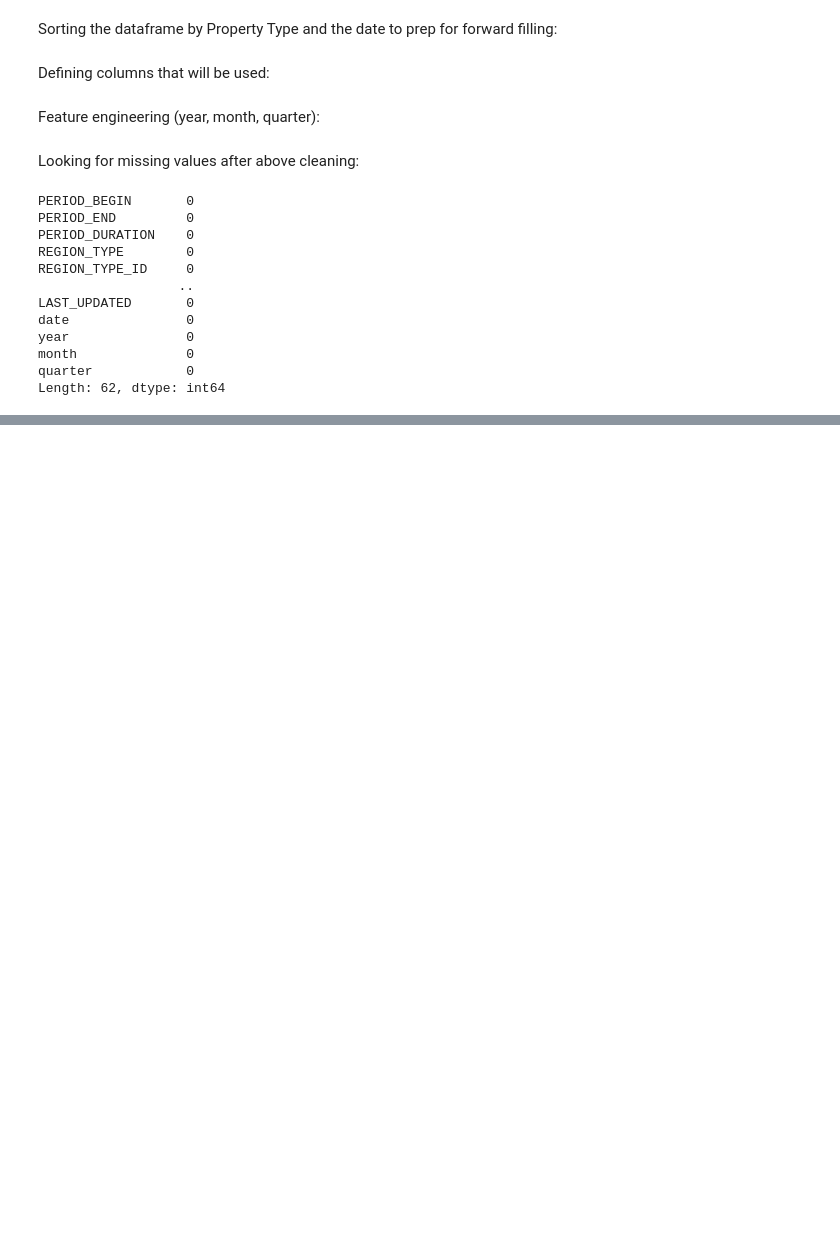
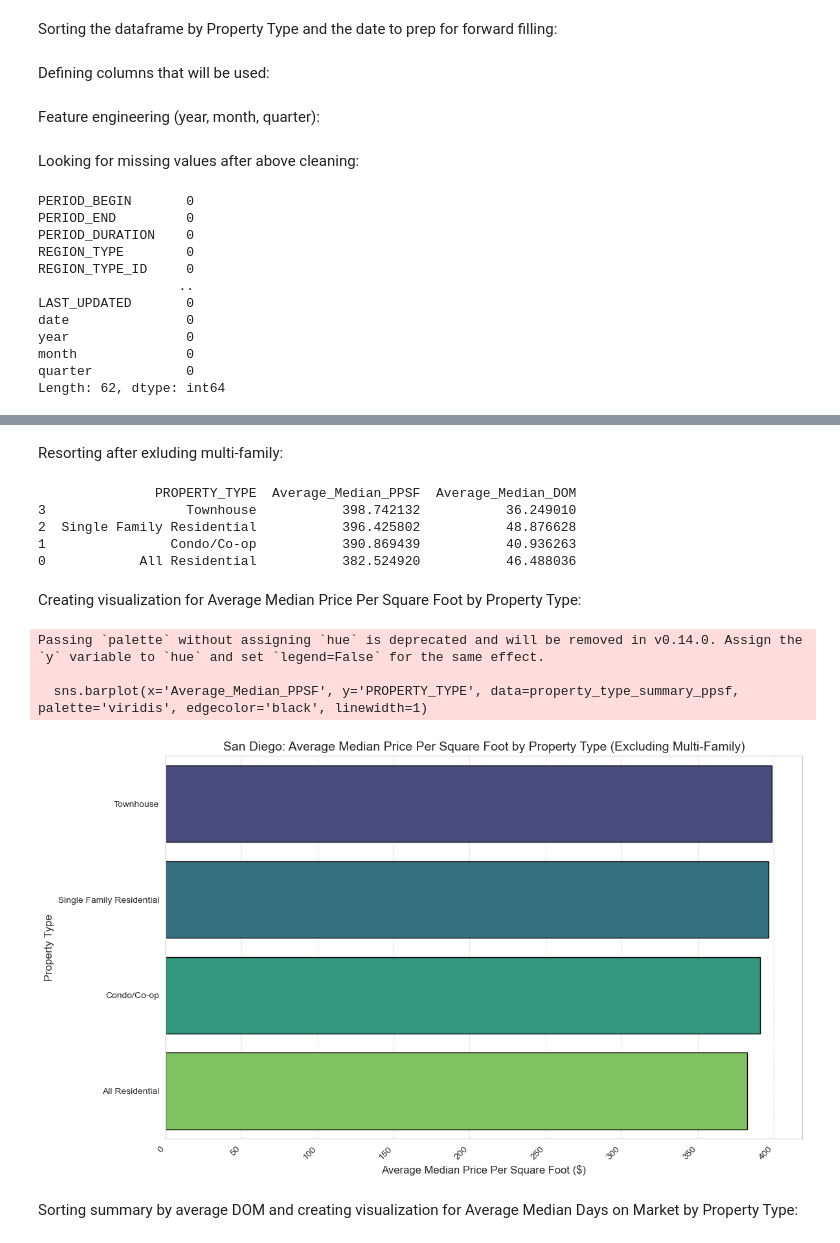
Before and after one commit to seanselig/san-diego-housing-analysis, a Jupyter notebook: San Diego Housing Market Analysis.ipynb, the cells around one changed output, grey strips where cells are left out. Saved outputs shown, nothing was run; the diff lists cells and outputs as text; code cells hidden in the pictures; blank space fills up the shorter version.

Commit message:
Analyze and visualize property type dynamics (question 1) insights). (Revised to exclude Multi-Family)

```diff
--- a/San Diego Housing Market Analysis.ipynb
+++ b/San Diego Housing Market Analysis.ipynb
@@ -198,0 +235,37 @@ Length: 62, dtype: int64
+# %% [markdown]
+Resorting after exluding multi-family:
+# %%
+property_type_summary = df_san_diego[df_san_diego['PROPERTY_TYPE'] != 'Multi-Family (2-4 Unit)'].groupby('PROPERTY_TYPE').agg(
+    Average_Median_PPSF=('MEDIAN_PPSF', 'mean'),
+    Average_Median_DOM=('MEDIAN_DOM', 'mean')
+).reset_index()
+# %%
+property_type_summary_ppsf = property_type_summary.sort_values(by='Average_Median_PPSF', ascending=False)
+# %%
+print(property_type_summary_ppsf)
+# %% [output]
+               PROPERTY_TYPE  Average_Median_PPSF  Average_Median_DOM
+3                  Townhouse           398.742132           36.249010
+2  Single Family Residential           396.425802           48.876628
+1                Condo/Co-op           390.869439           40.936263
+0            All Residential           382.524920           46.488036
+# %% [markdown]
+Creating visualization for Average Median Price Per Square Foot by Property Type:
+# %%
+plt.figure(figsize=(12, 7))
+sns.barplot(x='Average_Median_PPSF', y='PROPERTY_TYPE', data=property_type_summary_ppsf, palette='viridis', edgecolor='black', linewidth=1)
+plt.xlabel('Average Median Price Per Square Foot ($)', fontsize=12)
+plt.ylabel('Property Type', fontsize=12)
+plt.title('San Diego: Average Median Price Per Square Foot by Property Type (Excluding Multi-Family)', fontsize=14)
+plt.xticks(rotation=45, ha='right', fontsize=10)
+plt.yticks(fontsize=10)
+plt.grid(axis='x', linestyle='--', alpha=0.7)
+plt.tight_layout()
+plt.show()
+# %% [output]
+Passing `palette` without assigning `hue` is deprecated and will be removed in v0.14.0. Assign the `y` variable to `hue` and set `legend=False` for the same effect.
+
+  sns.barplot(x='Average_Median_PPSF', y='PROPERTY_TYPE', data=property_type_summary_ppsf, palette='viridis', edgecolor='black', linewidth=1)
+[figure, added]
+# %% [markdown]
+Sorting summary by average DOM and creating visualization for Average Median Days on Market by Property Type:
```
Also changed, not shown: parts of 15 cells of this notebook.
